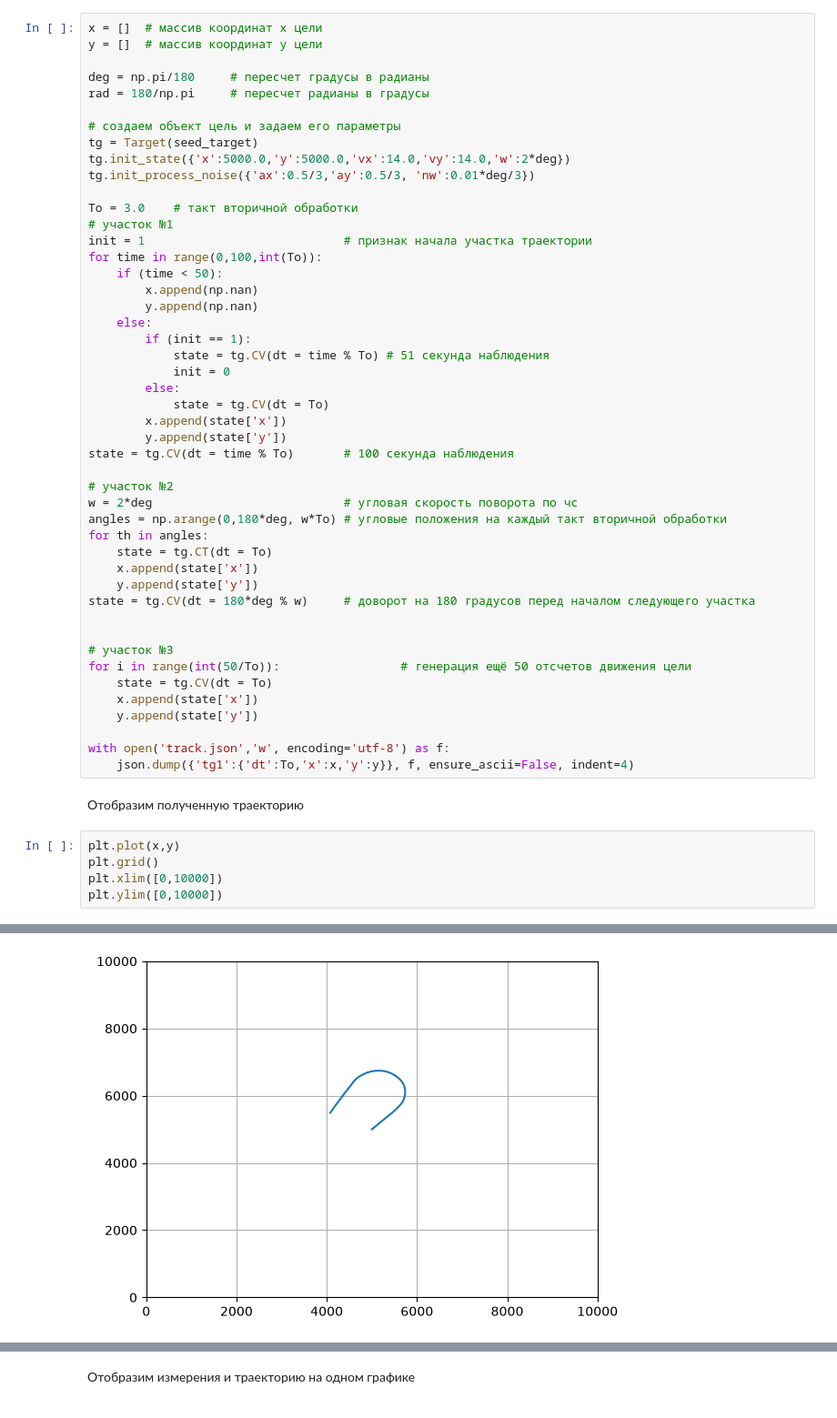
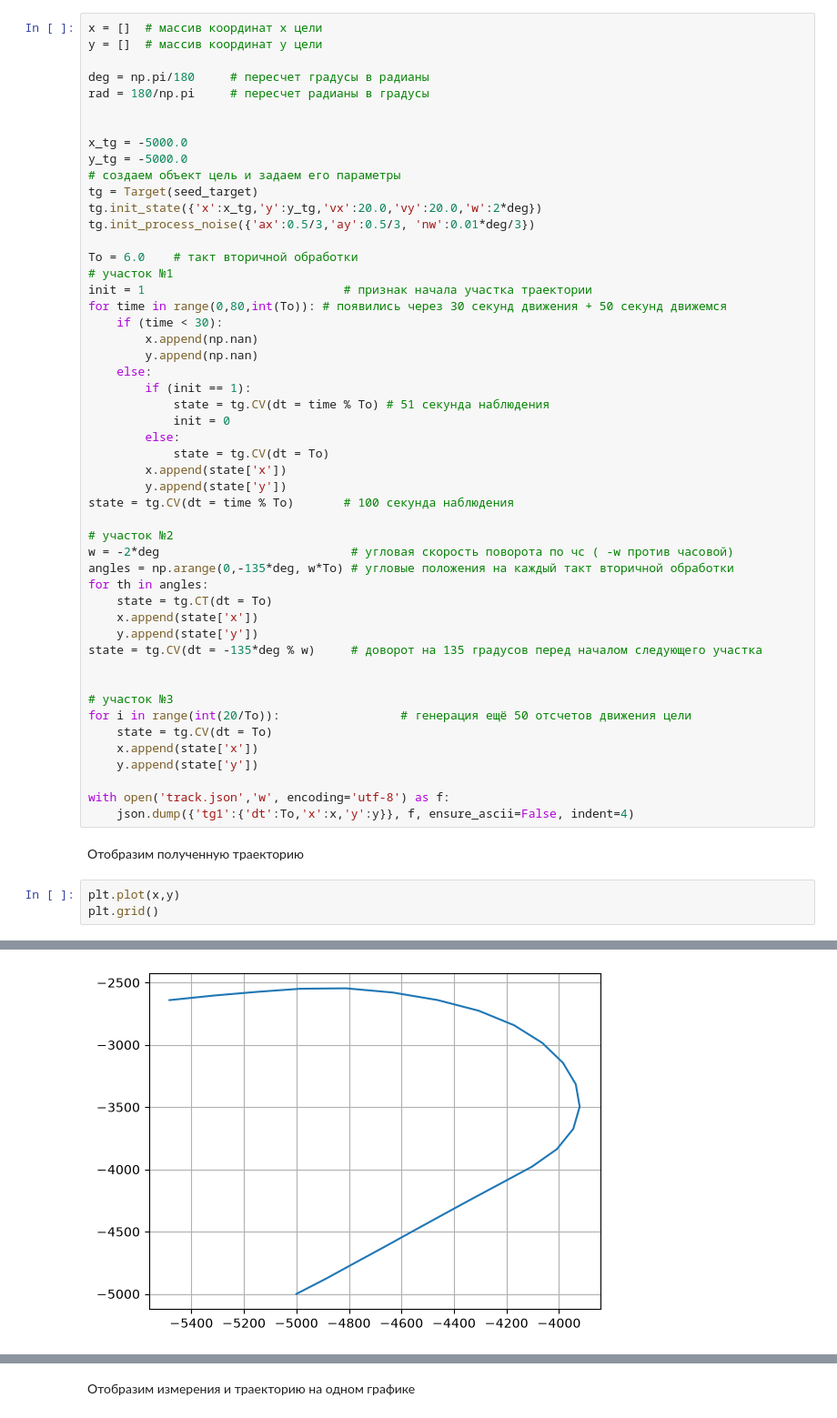
Before and after one commit to Asemenihin732/---, a Jupyter notebook: hw01.ipynb, the cells around one changed output, grey strips where cells are left out. Shown at 91% size. Saved outputs shown, nothing was run; the diff lists cells and outputs as text.

```diff
--- a/hw01.ipynb
+++ b/hw01.ipynb
@@ -141,16 +141,19 @@ y = []  # массив координат y цели
 deg = np.pi/180     # пересчет градусы в радианы
 rad = 180/np.pi     # пересчет радианы в градусы
 
+
+x_tg = -5000.0
+y_tg = -5000.0
 # создаем объект цель и задаем его параметры
 tg = Target(seed_target)
-tg.init_state({'x':5000.0,'y':5000.0,'vx':14.0,'vy':14.0,'w':2*deg})
+tg.init_state({'x':x_tg,'y':y_tg,'vx':20.0,'vy':20.0,'w':2*deg})
 tg.init_process_noise({'ax':0.5/3,'ay':0.5/3, 'nw':0.01*deg/3})
 
-To = 3.0    # такт вторичной обработки
+To = 6.0    # такт вторичной обработки
 # участок №1
 init = 1                            # признак начала участка траектории
-for time in range(0,100,int(To)):
-    if (time < 50):
+for time in range(0,80,int(To)): # появились через 30 секунд движения + 50 секунд движемся
+    if (time < 30):
         x.append(np.nan)
         y.append(np.nan)
     else:
@@ -164,17 +167,17 @@ for time in range(0,100,int(To)):
 state = tg.CV(dt = time % To)       # 100 секунда наблюдения
 
 # участок №2
-w = 2*deg                           # угловая скорость поворота по чс
-angles = np.arange(0,180*deg, w*To) # угловые положения на каждый такт вторичной обработки
+w = -2*deg                           # угловая скорость поворота по чс ( -w против часовой)
+angles = np.arange(0,-135*deg, w*To) # угловые положения на каждый такт вторичной обработки
 for th in angles:
     state = tg.CT(dt = To)
     x.append(state['x'])
     y.append(state['y'])
-state = tg.CV(dt = 180*deg % w)     # доворот на 180 градусов перед началом следующего участка
+state = tg.CV(dt = -135*deg % w)     # доворот на 135 градусов перед началом следующего участка
 
 
 # участок №3
-for i in range(int(50/To)):                 # генерация ещё 50 отсчетов движения цели
+for i in range(int(20/To)):                 # генерация ещё 50 отсчетов движения цели
     state = tg.CV(dt = To)
     x.append(state['x'])
     y.append(state['y'])
@@ -186,6 +189,4 @@ with open('track.json','w', encoding='utf-8') as f:
 # %%
 plt.plot(x,y)
 plt.grid()
-plt.xlim([0,10000])
-plt.ylim([0,10000])
 # %% [output]
@@ -193,2 +193,2 @@ plt.ylim([0,10000])
-[figure, old version]
+[figure, new version]
 # %%
```
Also changed, not shown: parts of 9 cells of this notebook, 2 other files.
